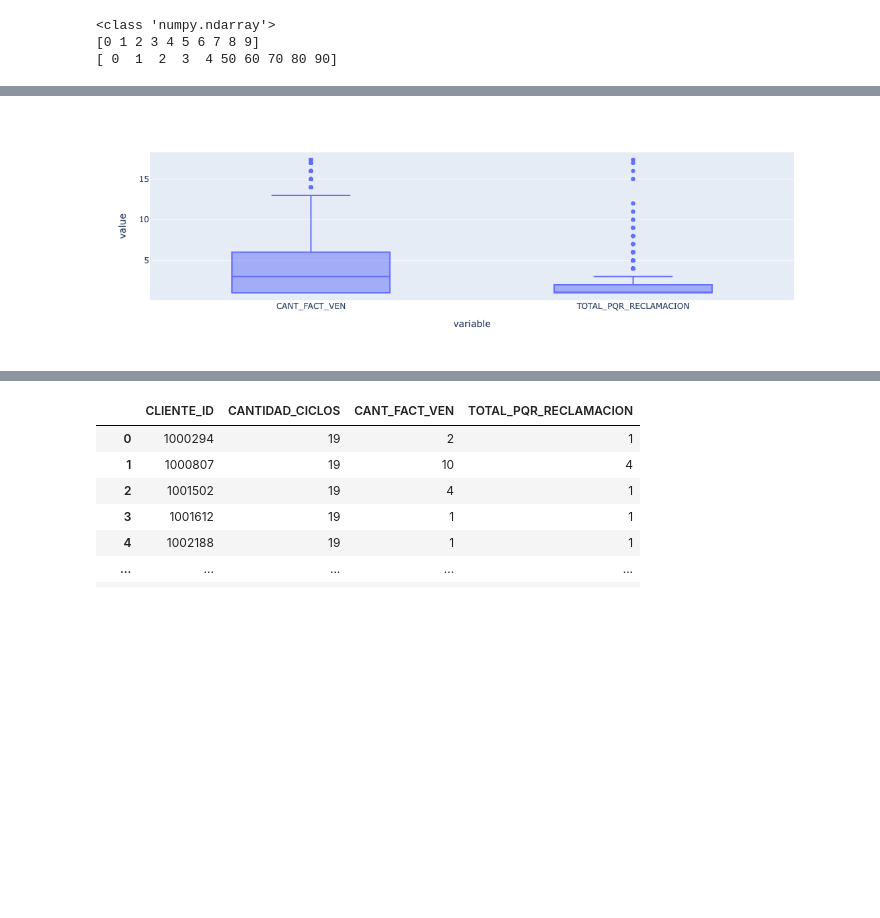
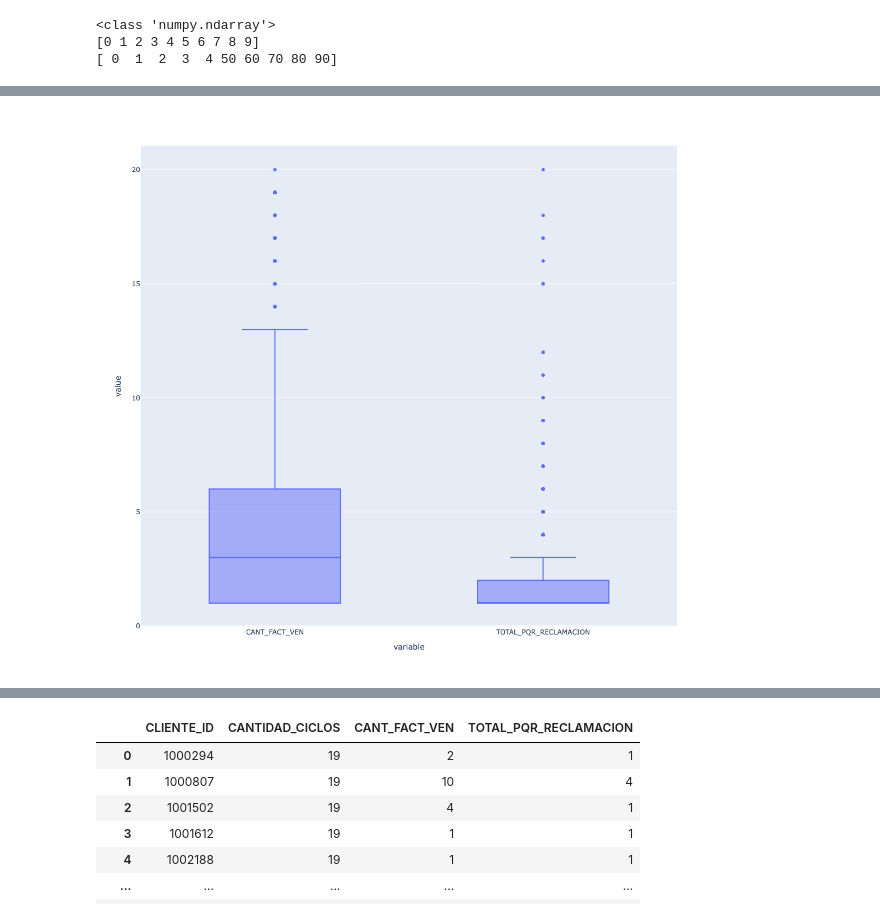
Before and after one commit to coyola95/ANALISIS-EXPLORATORIO-DE-DATOS-CFO, a Jupyter notebook: PREGUNTA_SMART_CO.ipynb, the cells around one changed output, grey strips where cells are left out. Saved outputs shown, nothing was run; the diff lists cells and outputs as text; code cells hidden in the pictures; blank space fills up the shorter version.

```diff
--- a/PREGUNTA_SMART_CO.ipynb
+++ b/PREGUNTA_SMART_CO.ipynb
@@ -546,8 +585,15 @@ df2.describe()
 # %%
 fig = px.box(df2, y=['CANT_FACT_VEN', 'TOTAL_PQR_RECLAMACION'])
+
+fig.update_layout(
+    width=1000,  # Ancho de la figura en píxeles
+    height=1000  # Alto de la figura en píxeles
+)
+
+
 fig.show()
 # %% [output]
-[figure, old version]
+[figure, new version]
 # %%
 # Grafico de dispersión
 fig = px.scatter(x=df2['CANT_FACT_VEN'], y=df2['TOTAL_PQR_RECLAMACION'])
```
Also changed, not shown: parts of 43 cells of this notebook.
